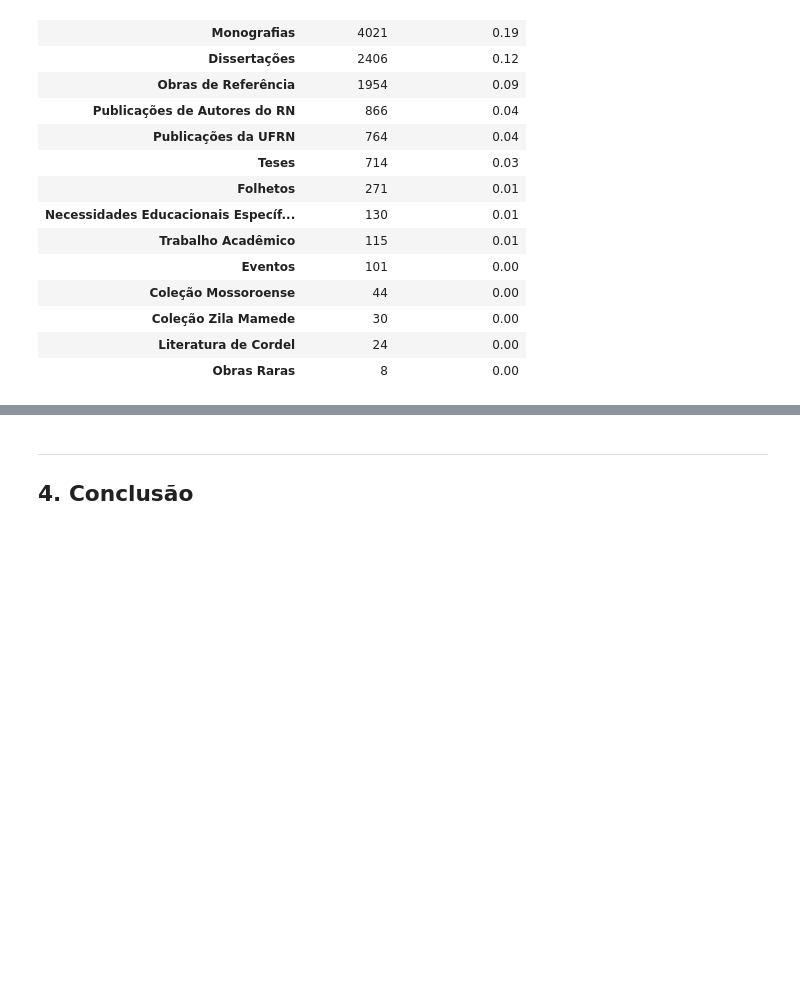
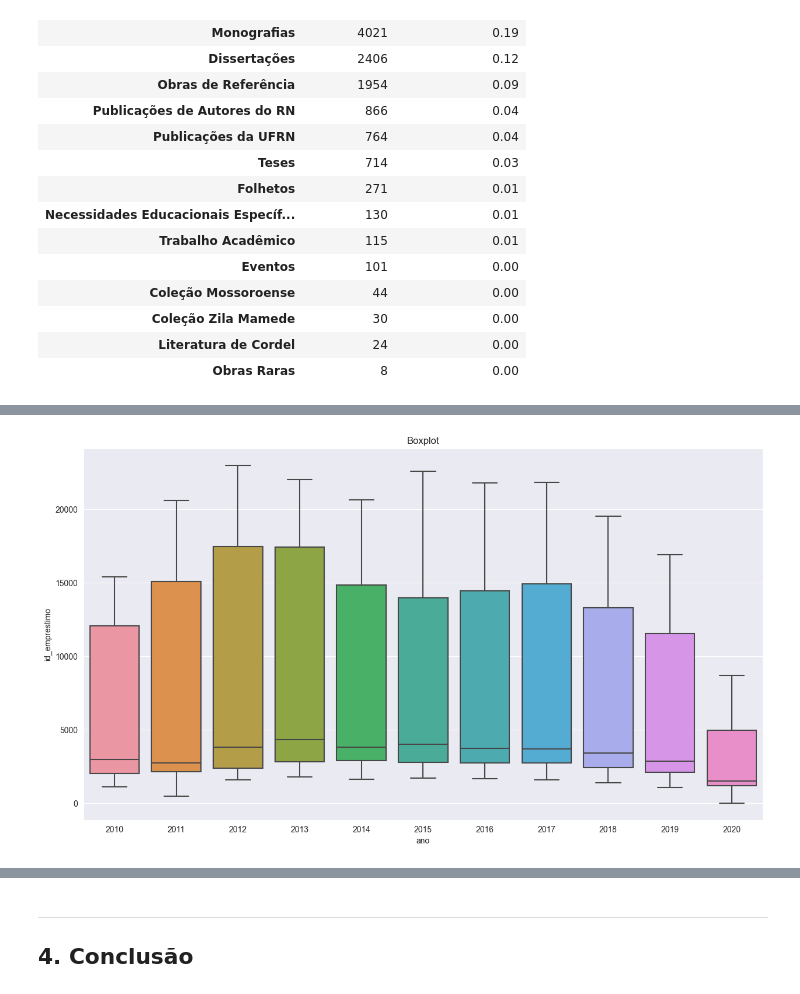
Before and after one commit to leosimoes/Alura-7DaysOfCode-Dados, a Jupyter notebook: Python-Pandas/Bibliotecas.ipynb, the cells around one changed output, grey strips where cells are left out. Drawn from its saved outputs; the diff is of its cells as text; code cells hidden in the pictures; blank space fills up the shorter version.

```diff
--- a/Python-Pandas/Bibliotecas.ipynb
+++ b/Python-Pandas/Bibliotecas.ipynb
@@ -429,0 +442,13 @@ contar_valores(df['colecao'])
+# %%
+is_ano_apartir_2010 = (df['data_emprestimo'].dt.year >= 2010)
+is_ano_ate_2020 = (df['data_emprestimo'].dt.year <= 2020)
+is_graduacao = (df['tipo_vinculo_usuario'] == 'ALUNO DE GRADUAÇÃO')
+is_pos_graduacao = (df['tipo_vinculo_usuario'] == 'ALUNO DE PÓS-GRADUAÇÃO')
+linhas_d5 = is_ano_apartir_2010 & is_ano_ate_2020 & (is_graduacao | is_pos_graduacao)
+colunas_d5 = ['id_emprestimo', 'data_emprestimo','tipo_vinculo_usuario']
+# %%
+d5 = df.loc[linhas_d5, colunas_d5].copy()
+d5['ano'] = d5['data_emprestimo'].dt.year
+d5['mes'] = d5['data_emprestimo'].dt.month
+d5['vinculo'] = d5['tipo_vinculo_usuario'].str.split('ALUNO DE').str[1].str.strip()
+d5.head()
@@ -429,0 +462,3 @@ contar_valores(df['colecao'])
+# %%
+emprestimos_ano_vinculo = d5.groupby(['ano', 'mes', 'vinculo'], as_index=False)['id_emprestimo'].count()
+emprestimos_ano_vinculo
@@ -429,0 +479,5 @@ contar_valores(df['colecao'])
+# %%
+def plotar_box(data, x, y):
+    plt.figure(figsize=[15,8.27]);
+    ax = sns.boxplot(data=data, x=x, y=y);
+    ax.set_title('Boxplot');
@@ -429,0 +489,4 @@ contar_valores(df['colecao'])
+# %%
+plotar_box(emprestimos_ano_vinculo, 'ano', 'id_emprestimo')
+# %% [output]
+[figure, added]
```
Also changed, not shown: parts of 11 cells of this notebook, 1 other file.
